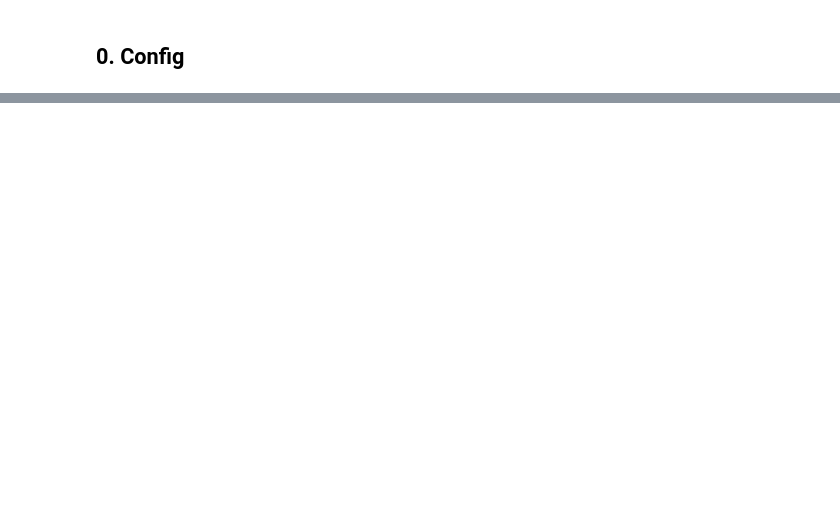
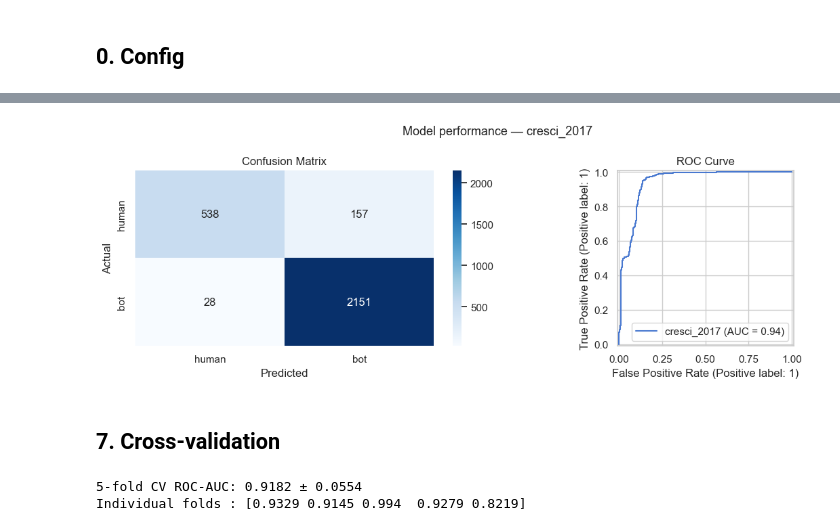
Before and after one commit to AhteshamAlvi/Twibot_Detection_Research, a Jupyter notebook: notebooks/training/logistic_regression_training.ipynb, the cells around one changed output, grey strips where cells are left out. Cells and saved outputs as stored; diff of their text form; code cells hidden in the pictures; blank space fills up the shorter version.

```diff
--- a/notebooks/training/logistic_regression_training.ipynb
+++ b/notebooks/training/logistic_regression_training.ipynb
@@ -788,0 +181,15 @@ experiment_outputs["cresci_2017"]["predictions"].head(10)
+# %%
+pipeline = Pipeline([
+    ("imputer", SimpleImputer(strategy="median")),
+    ("scaler", StandardScaler()),
+    ("clf", LogisticRegression(
+        C=1.0,
+        max_iter=2000,
+        class_weight="balanced",
+        random_state=RANDOM_STATE,
+        solver="liblinear",
+    )),
+])
+
+pipeline.fit(X_train, y_train)
+print("Training complete")
@@ -788,0 +200,8 @@ experiment_outputs["cresci_2017"]["predictions"].head(10)
+# %%
+y_pred = pipeline.predict(X_test)
+y_prob = pipeline.predict_proba(X_test)[:, 1]
+
+print("=" * 50)
+print(f"ROC-AUC : {roc_auc_score(y_test, y_prob):.4f}")
+print("=" * 50)
+print(classification_report(y_test, y_pred, target_names=["human", "bot"]))
@@ -788,0 +220,36 @@ experiment_outputs["cresci_2017"]["predictions"].head(10)
+# %%
+fig, axes = plt.subplots(1, 2, figsize=(12, 4))
+
+cm = confusion_matrix(y_test, y_pred)
+sns.heatmap(
+    cm, annot=True, fmt="d", cmap="Blues",
+    xticklabels=["human", "bot"],
+    yticklabels=["human", "bot"],
+    ax=axes[0],
+)
+axes[0].set_title("Confusion Matrix")
+axes[0].set_xlabel("Predicted")
+axes[0].set_ylabel("Actual")
+
+RocCurveDisplay.from_predictions(y_test, y_prob, ax=axes[1], name=DATASET)
+axes[1].set_title("ROC Curve")
+
+plt.suptitle(f"Model performance — {DATASET}", fontsize=13)
+plt.tight_layout()
+plt.show()
+# %% [output]
+[figure, added]
+# %% [markdown]
+## 7. Cross-validation
+# %%
+cv_scores = cross_val_score(
+    pipeline,
+    X, y,
+    cv=5, scoring="roc_auc", n_jobs=-1,
+)
+
+print(f"5-fold CV ROC-AUC: {cv_scores.mean():.4f} ± {cv_scores.std():.4f}")
+print(f"Individual folds : {np.round(cv_scores, 4)}")
+# %% [output]
+5-fold CV ROC-AUC: 0.9182 ± 0.0554
+Individual folds : [0.9329 0.9145 0.994  0.9279 0.8219]
```
Also changed, not shown: parts of 39 cells of this notebook.
